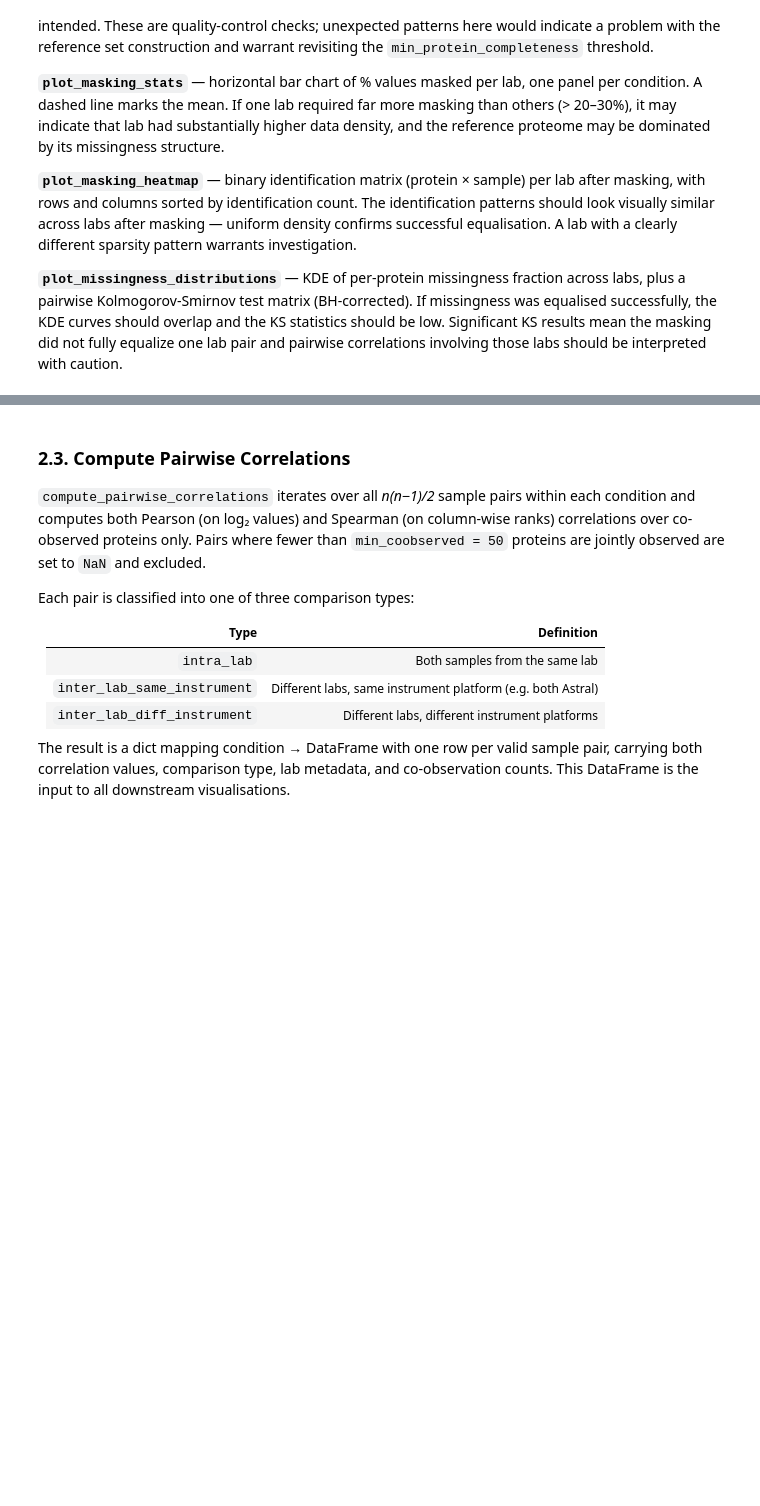
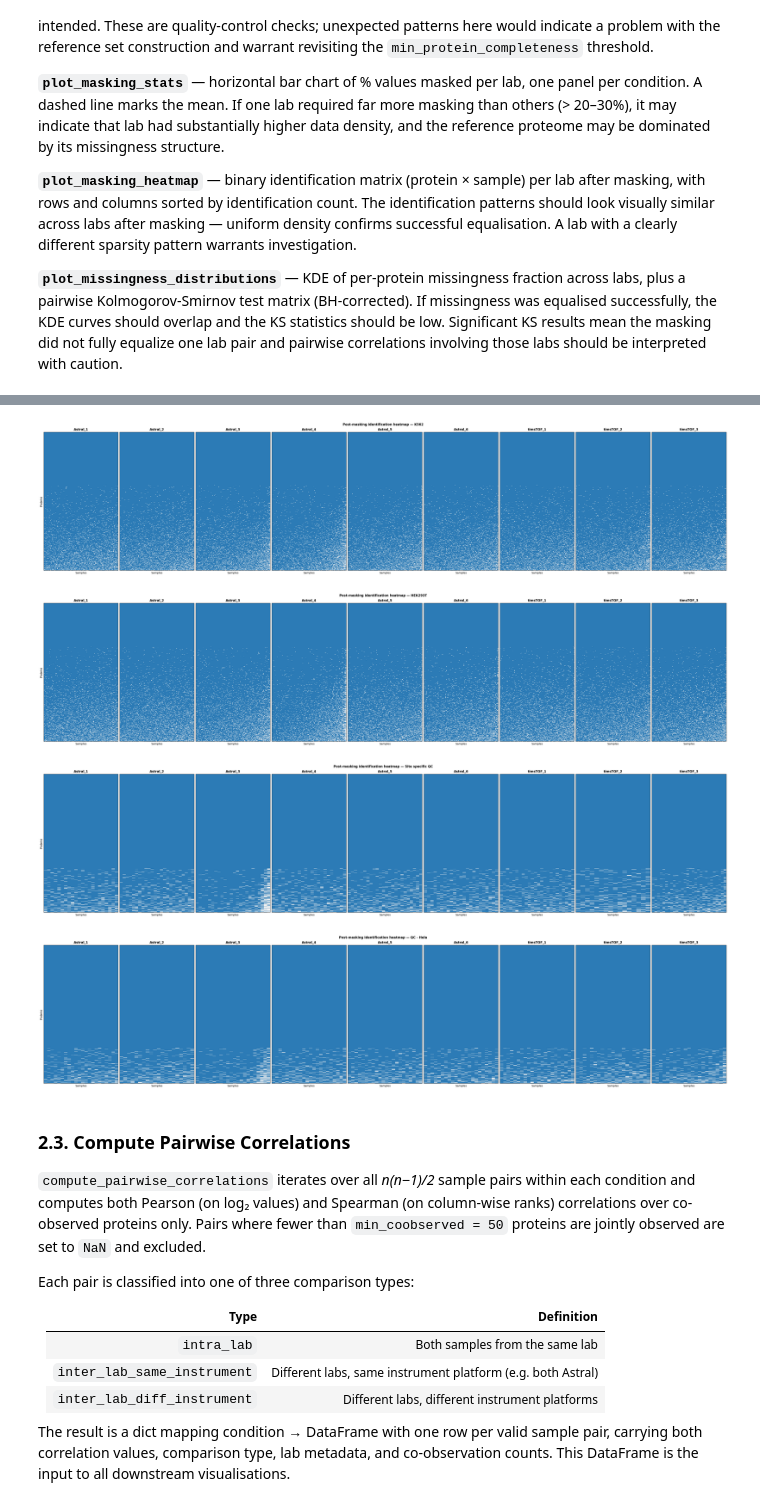
Before and after one commit to CompOmics/SCI, a Jupyter notebook: Notebooks/3_Correlations/01_sample_correlations.ipynb, the cells around one changed output, grey strips where cells are left out. Cells and saved outputs as stored; diff of their text form; code cells hidden in the pictures; blank space fills up the shorter version.

```diff
--- a/Notebooks/3_Correlations/01_sample_correlations.ipynb
+++ b/Notebooks/3_Correlations/01_sample_correlations.ipynb
@@ -185,12 +201,17 @@ plot_masking_stats(
 # %%
 for condition in conditions:
     plot_masking_heatmap(
         masked_data=masked_dict,
         condition=condition,
         save_dir=os.path.join(FIGURES_OUT, 'Figure_5', 'Diagnostic_plots'),
         filename=f'masking_heatmap_{condition}',
-        show=False
+        show=True
     )
+# %% [output]
+[figure, added]
+[figure, added]
+[figure, added]
+[figure, added]
 # %%
 for cond_label, cond in {
     'SC': ['K562', 'HEK293T'],
```
Also changed, not shown: parts of 16 cells of this notebook, 2 other files.
